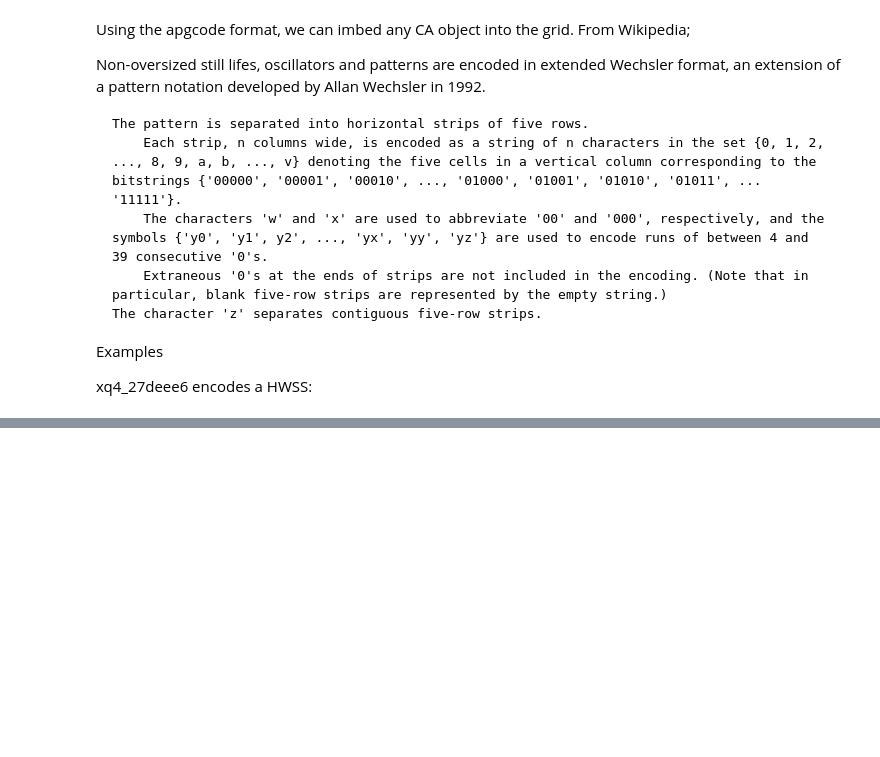
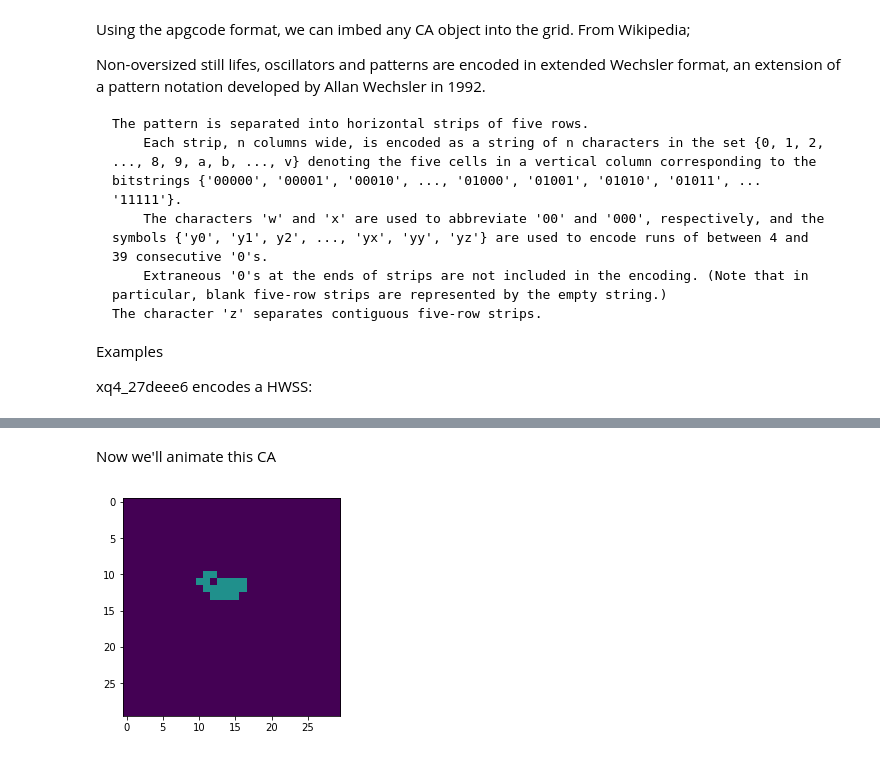
Before and after one commit to infophysics/Automata, a Jupyter notebook: GameOfLife.ipynb, the cells around one changed output, grey strips where cells are left out. Cells and saved outputs as stored; diff of their text form; code cells hidden in the pictures; blank space fills up the shorter version.

```diff
--- a/GameOfLife.ipynb
+++ b/GameOfLife.ipynb
@@ -80,0 +82,9 @@ AttributeError: 'automata.automata.Conway' object has no attribute 'getCells'
+# %% [markdown]
+Now we'll animate this CA
+# %%
+# generate an animation of this CA
+sequence = ca.generateTwoDimensionalSequence()
+CA.save_CA(sequence, 'movie2.mp4')
+CA.display_CA('movie2.mp4')
+# %% [output]
+[figure, added]
```
Also changed, not shown: parts of 9 cells of this notebook.
